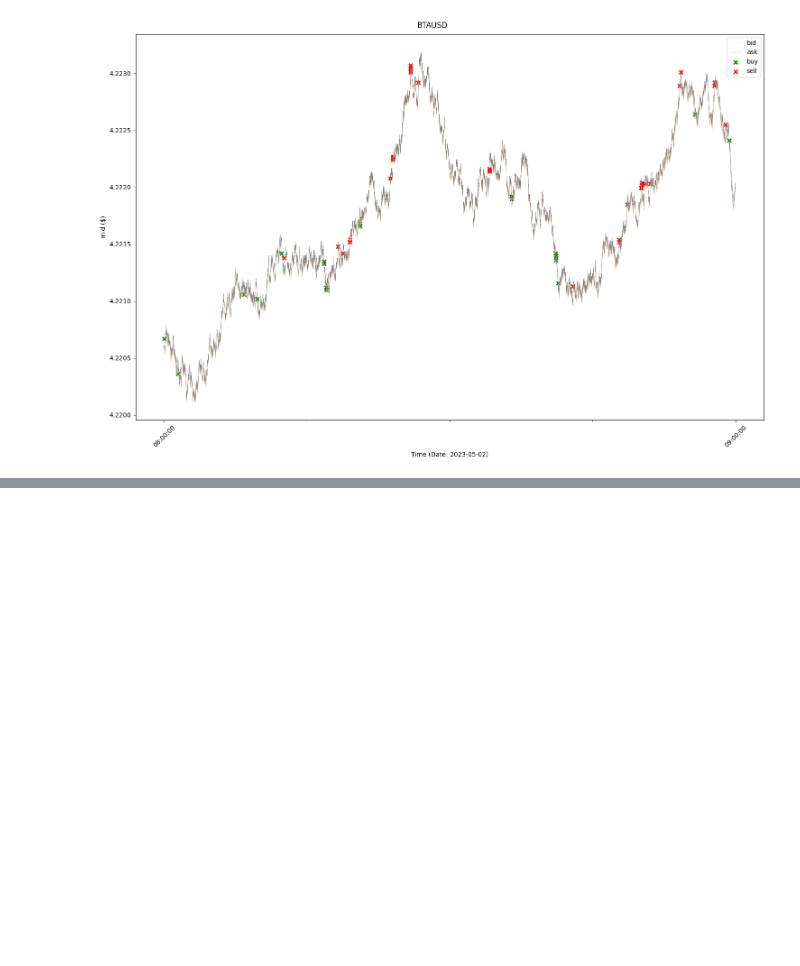
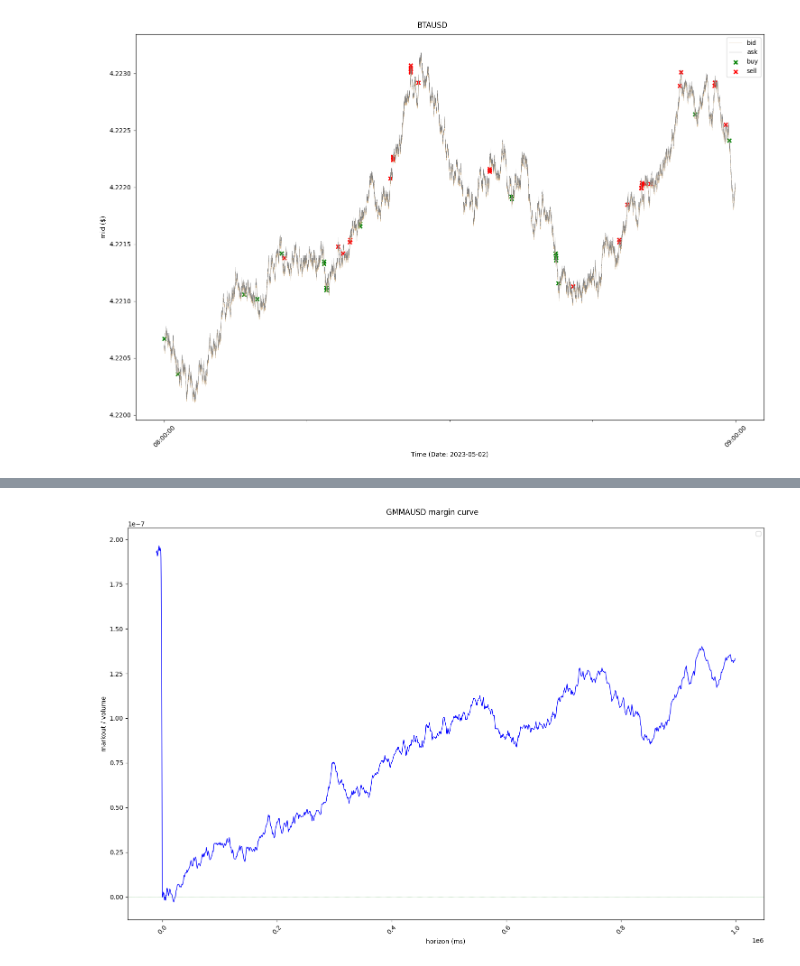
Before and after one commit to victorsnchz/FX_PNLs, a Jupyter notebook: assignment.ipynb, the cells around one changed output, grey strips where cells are left out. Cells and saved outputs as stored; diff of their text form; code cells hidden in the pictures; blank space fills up the shorter version.

```diff
--- a/assignment.ipynb
+++ b/assignment.ipynb
@@ -315,0 +284,5 @@ plt.plot(df.margin)
+# %%
+trades_margin = get_trades_margin(mkt_data_raw[asset], trades_data_raw[asset],ticks)
+plot_margin(trades_margin)
+# %% [output]
+[figure, added]
```
Also changed, not shown: parts of 18 cells of this notebook.
